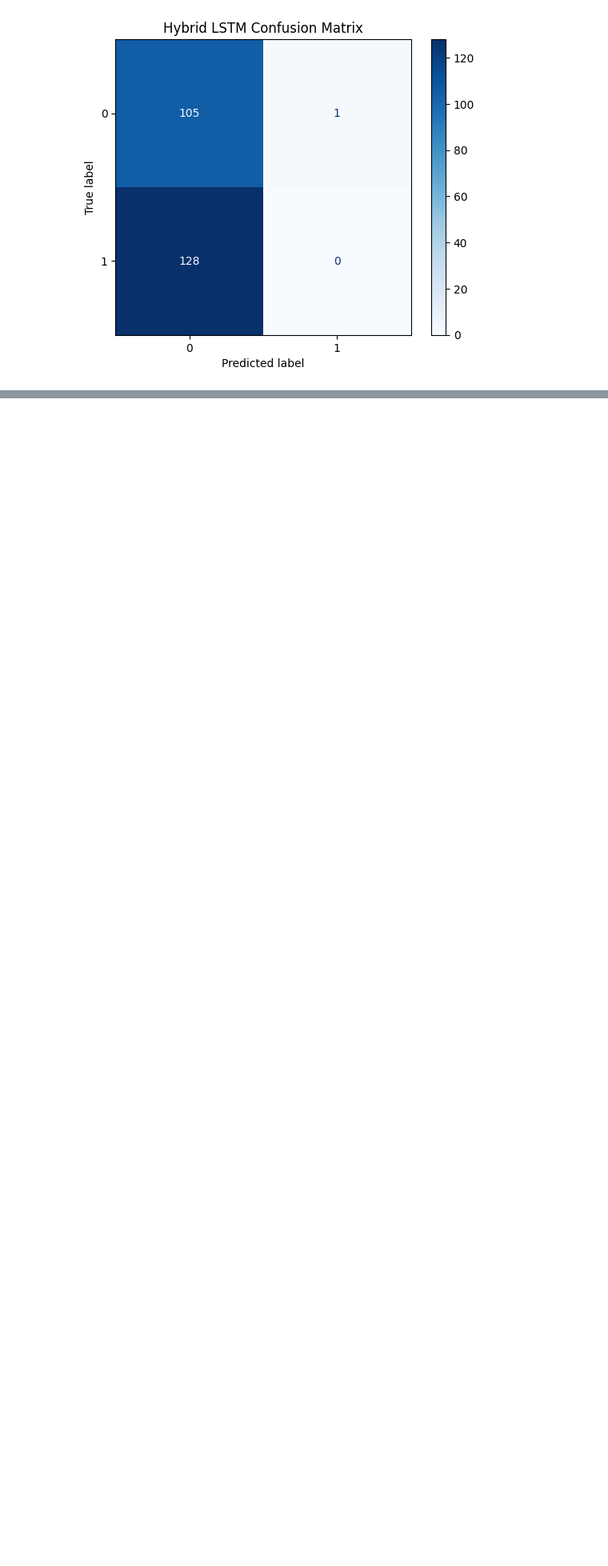
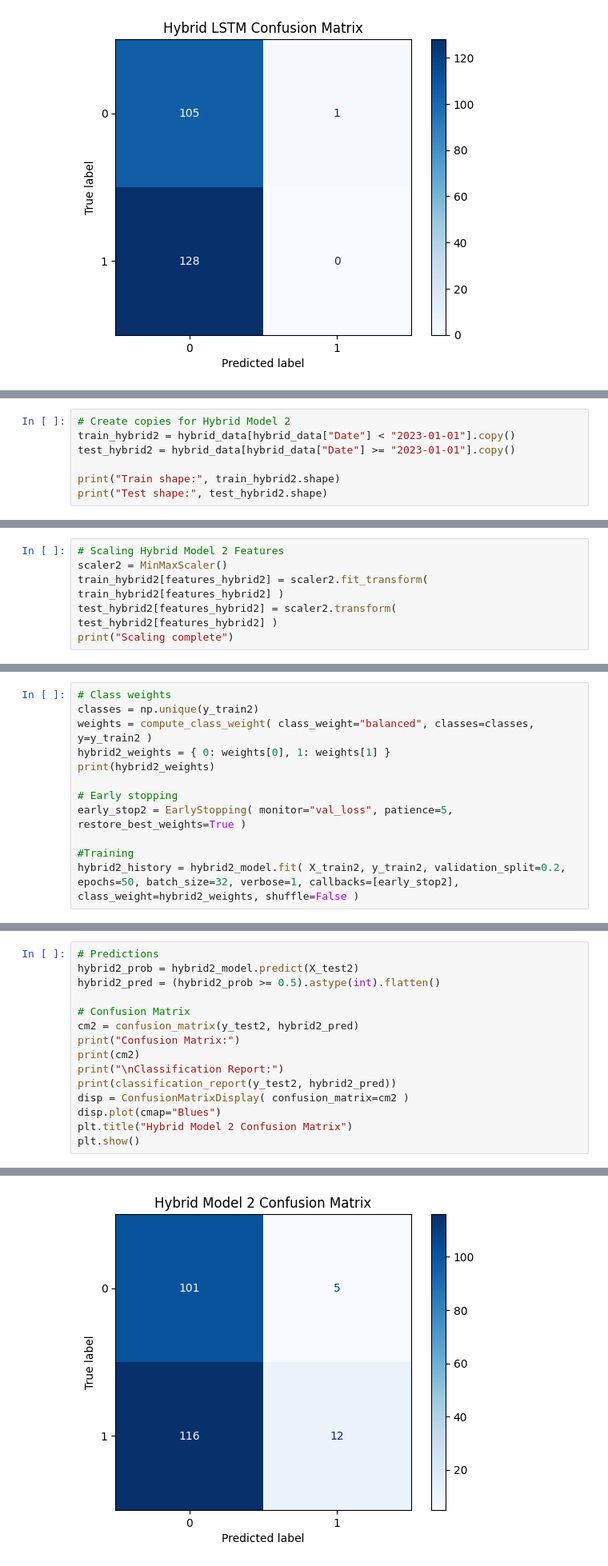
Before and after one commit to johnisaiah09/FinanceResearch-TCS-, a Jupyter notebook: Stock_Market_Research.ipynb, the cells around one changed output, grey strips where cells are left out. Shown at 80% size. Cells and saved outputs as stored; diff of their text form; blank space fills up the shorter version.

Commit message:
hybrid model 2

```diff
--- a/Stock_Market_Research.ipynb
+++ b/Stock_Market_Research.ipynb
@@ -974,0 +1005,7 @@ weighted avg       0.20      0.45      0.28       234
+# %%
+# Create copies for Hybrid Model 2
+train_hybrid2 = hybrid_data[hybrid_data["Date"] < "2023-01-01"].copy()
+test_hybrid2 = hybrid_data[hybrid_data["Date"] >= "2023-01-01"].copy()
+
+print("Train shape:", train_hybrid2.shape)
+print("Test shape:", test_hybrid2.shape)
@@ -974,0 +1015,6 @@ weighted avg       0.20      0.45      0.28       234
+# %%
+# Scaling Hybrid Model 2 Features
+scaler2 = MinMaxScaler()
+train_hybrid2[features_hybrid2] = scaler2.fit_transform( train_hybrid2[features_hybrid2] )
+test_hybrid2[features_hybrid2] = scaler2.transform( test_hybrid2[features_hybrid2] )
+print("Scaling complete")
@@ -974,0 +1086,12 @@ weighted avg       0.20      0.45      0.28       234
+# %%
+# Class weights
+classes = np.unique(y_train2)
+weights = compute_class_weight( class_weight="balanced", classes=classes, y=y_train2 )
+hybrid2_weights = { 0: weights[0], 1: weights[1] }
+print(hybrid2_weights)
+
+# Early stopping
+early_stop2 = EarlyStopping( monitor="val_loss", patience=5, restore_best_weights=True )
+
+#Training
+hybrid2_history = hybrid2_model.fit( X_train2, y_train2, validation_split=0.2, epochs=50, batch_size=32, verbose=1, callbacks=[early_stop2], class_weight=hybrid2_weights, shuffle=False )
@@ -974,0 +1132,16 @@ weighted avg       0.20      0.45      0.28       234
+# %%
+# Predictions
+hybrid2_prob = hybrid2_model.predict(X_test2)
+hybrid2_pred = (hybrid2_prob >= 0.5).astype(int).flatten()
+
+# Confusion Matrix
+cm2 = confusion_matrix(y_test2, hybrid2_pred)
+print("Confusion Matrix:")
+print(cm2)
+print("\nClassification Report:")
+print(classification_report(y_test2, hybrid2_pred))
+disp = ConfusionMatrixDisplay( confusion_matrix=cm2 )
+disp.plot(cmap="Blues")
+plt.title("Hybrid Model 2 Confusion Matrix")
+plt.show()
+# %% [output]
@@ -975,3 +1162,4 @@ weighted avg       0.20      0.45      0.28       234
+[figure, added]
 # %%
 #Store company news datasets seperately
 #news_datasets = {}
```
Also changed, not shown: parts of 9 cells of this notebook.
